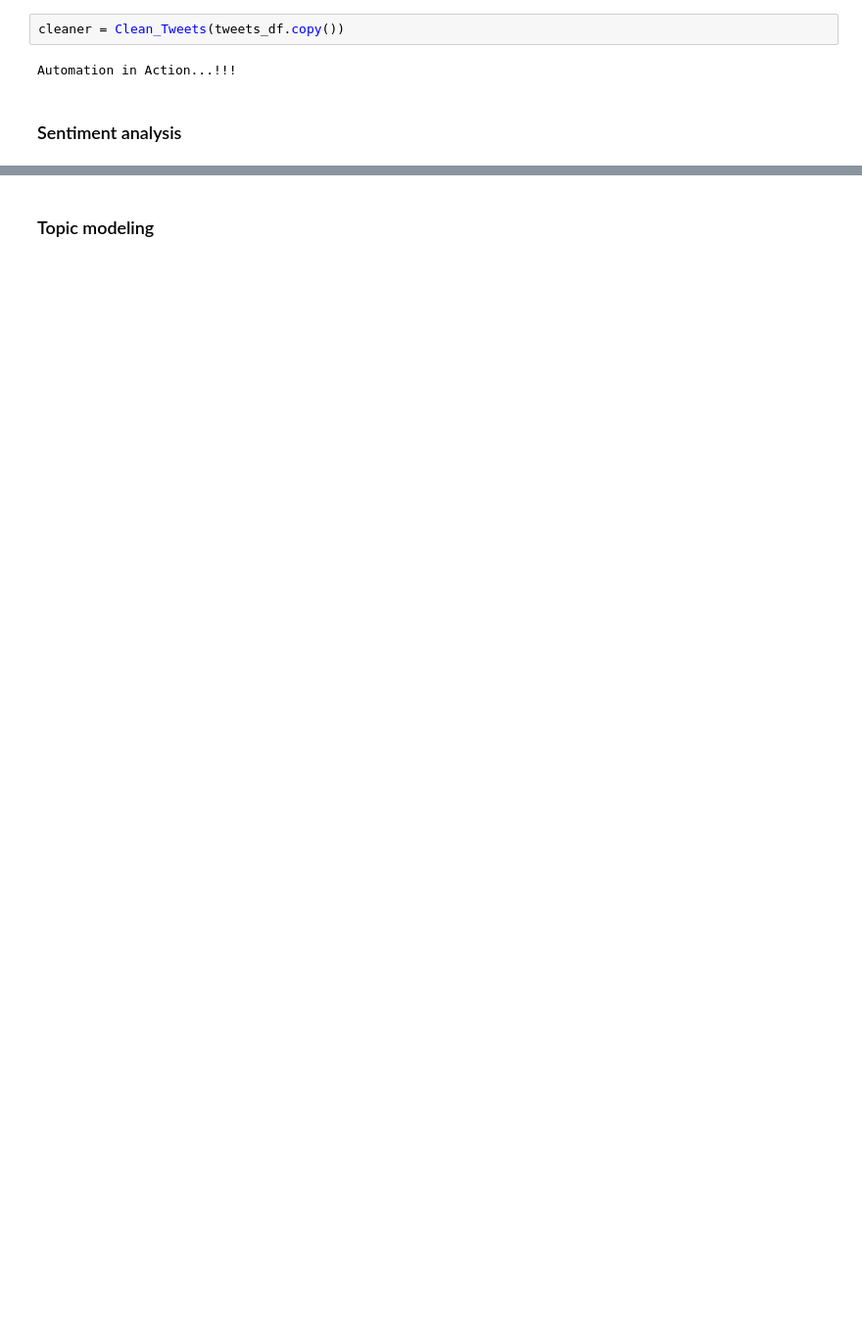
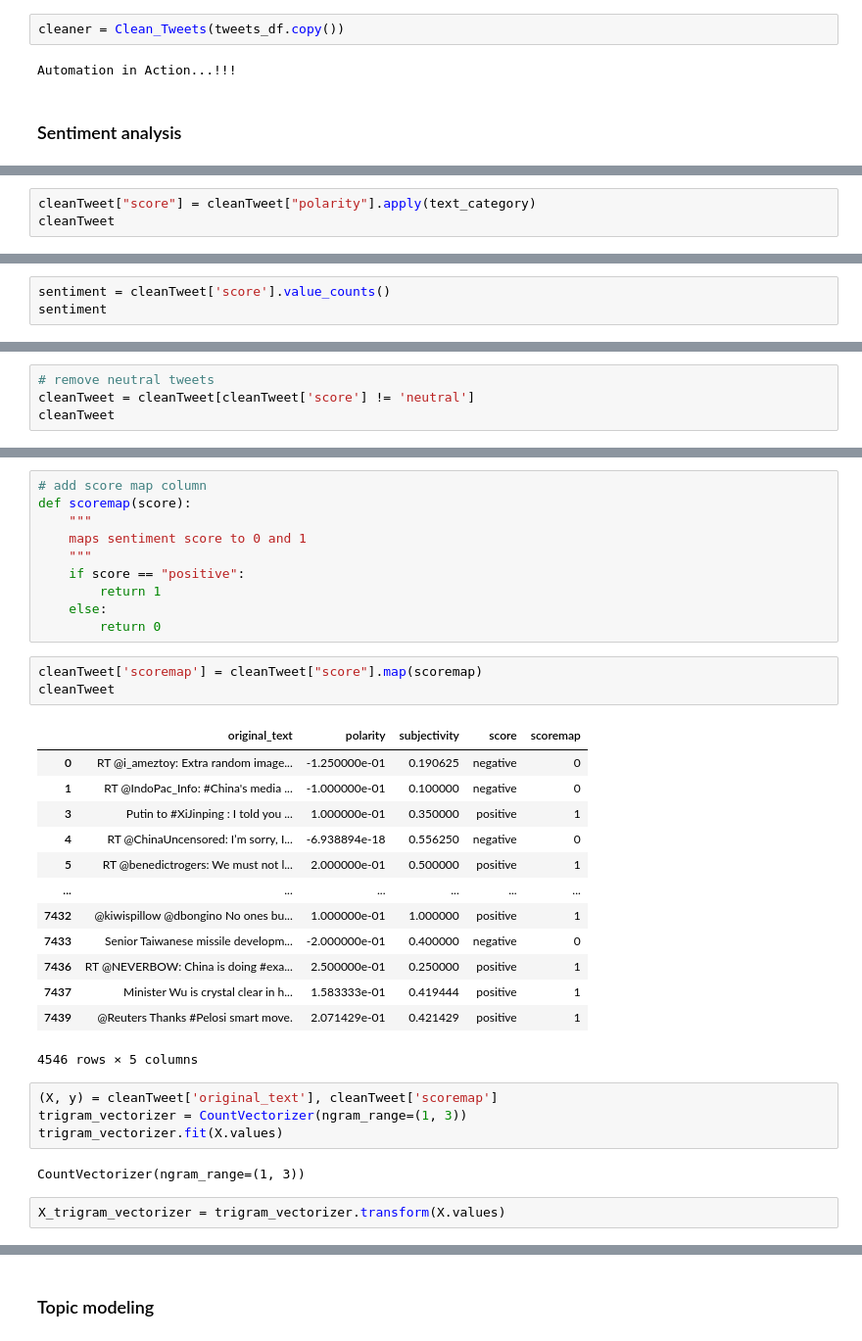
Before and after one commit to Fisseha-Estifanos/Twitter-Data-Analysis, a Jupyter notebook: notebooks/sentiment_and_topicmodeling.ipynb, the cells around one changed output, grey strips where cells are left out. Shown at 98% size. Cells and saved outputs as stored; diff of their text form; blank space fills up the shorter version.

```diff
--- a/notebooks/sentiment_and_topicmodeling.ipynb
+++ b/notebooks/sentiment_and_topicmodeling.ipynb
@@ -30,0 +78,3 @@ Automation in Action...!!!
+# %%
+cleanTweet["score"] = cleanTweet["polarity"].apply(text_category)
+cleanTweet
@@ -30,0 +95,3 @@ Automation in Action...!!!
+# %%
+sentiment = cleanTweet['score'].value_counts()
+sentiment
@@ -30,0 +111,4 @@ Automation in Action...!!!
+# %%
+# remove neutral tweets
+cleanTweet = cleanTweet[cleanTweet['score'] != 'neutral']
+cleanTweet
@@ -30,0 +129,35 @@ Automation in Action...!!!
+# %%
+# add score map column
+def scoremap(score):
+    """
+    maps sentiment score to 0 and 1
+    """
+    if score == "positive":
+        return 1
+    else:
+        return 0
+# %%
+cleanTweet['scoremap'] = cleanTweet["score"].map(scoremap)
+cleanTweet
+# %% [output]
+|  | original_text | polarity | subjectivity | score | scoremap |
+| 0 | RT @i_ameztoy: Extra random image... | -1.250000e-01 | 0.190625 | negative | 0 |
+| 1 | RT @IndoPac_Info: #China's media ... | -1.000000e-01 | 0.100000 | negative | 0 |
+| 3 | Putin to #XiJinping : I told you ... | 1.000000e-01 | 0.350000 | positive | 1 |
+| 4 | RT @ChinaUncensored: I’m sorry, I... | -6.938894e-18 | 0.556250 | negative | 0 |
+| 5 | RT @benedictrogers: We must not l... | 2.000000e-01 | 0.500000 | positive | 1 |
+| ... | ... | ... | ... | ... | ... |
+| 7432 | @kiwispillow @dbongino No ones bu... | 1.000000e-01 | 1.000000 | positive | 1 |
+| 7433 | Senior Taiwanese missile developm... | -2.000000e-01 | 0.400000 | negative | 0 |
+| 7436 | RT @NEVERBOW: China is doing #exa... | 2.500000e-01 | 0.250000 | positive | 1 |
+| 7437 | Minister Wu is crystal clear in h... | 1.583333e-01 | 0.419444 | positive | 1 |
+| 7439 | @Reuters Thanks #Pelosi smart move. | 2.071429e-01 | 0.421429 | positive | 1 |
+4546 rows × 5 columns
+# %%
+(X, y) = cleanTweet['original_text'], cleanTweet['scoremap']
+trigram_vectorizer = CountVectorizer(ngram_range=(1, 3))
+trigram_vectorizer.fit(X.values)
+# %% [output]
+CountVectorizer(ngram_range=(1, 3))
+# %%
+X_trigram_vectorizer = trigram_vectorizer.transform(X.values)
```
Also changed, not shown: parts of 12 cells of this notebook.
